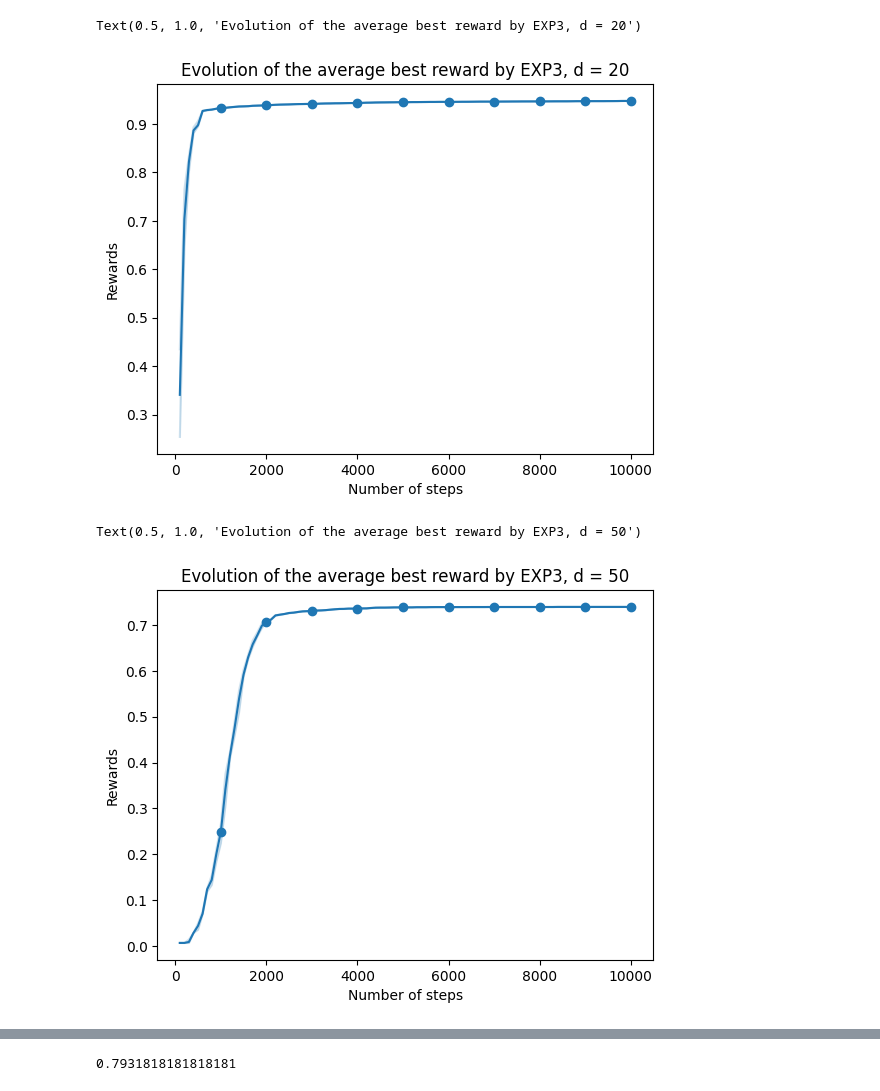
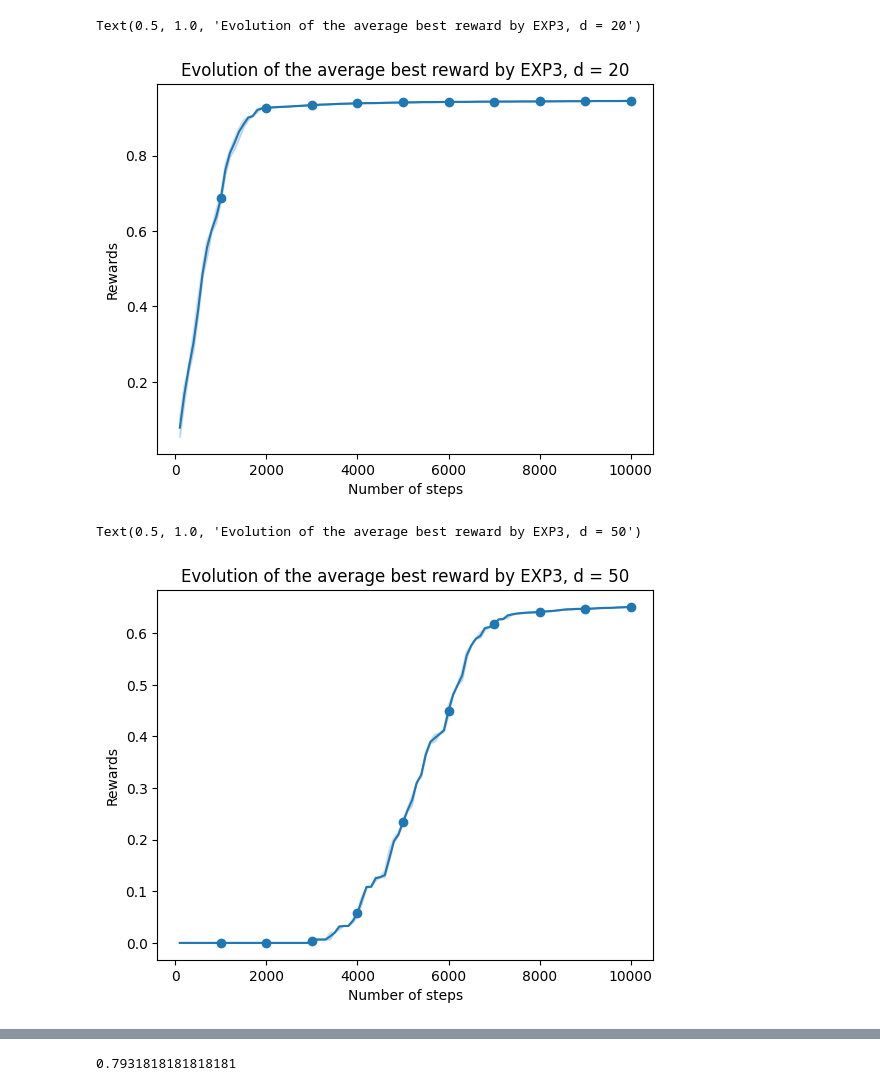
Before and after one commit to Farid-Najar/TransportersDilemma, a Jupyter notebook: test.ipynb, the cells around one changed output, grey strips where cells are left out. Drawn from its saved outputs; the diff is of its cells as text; code cells hidden in the pictures.

```diff
--- a/test.ipynb
+++ b/test.ipynb
@@ -382,12 +393,12 @@ with open('res_SA_TSP_K50_n100.pkl', 'rb') as f:
 # %%
 
-exp = {
-    i : {
-        'r' : np.max(dataEXP[i]['rewards']),
-        'time' : dataEXP[i]['time']
-    }
-    for i in dataEXP.keys()
-}
+# exp = {
+#     i : {
+#         'r' : np.max(dataEXP[i]['rewards']),
+#         'time' : dataEXP[i]['time']
+#     }
+#     for i in dataEXP.keys()
+# }
 
 expTSP = {
     i : {
@@ -397,13 +408,13 @@ expTSP = {
     for i in dataEXPTSP.keys()
 }
 
-lri = {
-    i : {
-        'r' : np.max(dataLRI[i]['rewards']),
-        'time' : dataLRI[i]['time']
-    }
-    for i in dataLRI.keys()
-}
+# lri = {
+#     i : {
+#         'r' : np.max(dataLRI[i]['rewards']),
+#         'time' : dataLRI[i]['time']
+#     }
+#     for i in dataLRI.keys()
+# }
 
 lriTSP = {
     i : {
@@ -434,5 +440,5 @@ array([1, 1, 0, 0, 1, 3, 1, 0, 3, 2, 0, 0, 0, 1, 0, 0, 0, 0, 1, 1, 2, 0,
 # %%
-with open('res_GameLearning_EXP3_K100_n100_tsp.pkl', 'rb') as f:
+with open(f'{real}res_GameLearning_EXP3_K100_n100_tsp.pkl', 'rb') as f:
     EXPTSP = pickle.load(f)
 
 plot_curve(*moving_average(np.mean([np.maximum.accumulate(np.array(EXPTSP[i]['rewards'])) for i in EXPTSP.keys()], axis=0), 50))
@@ -446,21 +452,21 @@ Text(0.5, 1.0, 'Evolution of the average best reward by EXP3, d = 100')
 # %%
-with open('res_GameLearning_EXP3_K20_n100_tsp.pkl', 'rb') as f:
+with open(f'{real}res_GameLearning_EXP3_K20_n100_tsp.pkl', 'rb') as f:
     EXPTSP = pickle.load(f)
 
 plot_curve(*moving_average(np.mean([np.maximum.accumulate(np.array(EXPTSP[i]['rewards'])) for i in EXPTSP.keys()], axis=0), 50))
 plt.title("Evolution of the average best reward by EXP3, d = 20")
 # %% [output]
 Text(0.5, 1.0, 'Evolution of the average best reward by EXP3, d = 20')
-[figure, old version]
+[figure, new version]
 # %%
-with open('res_GameLearning_EXP3_K50_n100_tsp.pkl', 'rb') as f:
+with open(f'{real}res_GameLearning_EXP3_K50_n100_tsp.pkl', 'rb') as f:
     EXPTSP = pickle.load(f)
 
 plot_curve(*moving_average(np.mean([np.maximum.accumulate(np.array(EXPTSP[i]['rewards'])) for i in EXPTSP.keys()], axis=0), 50))
 plt.title("Evolution of the average best reward by EXP3, d = 50")
 # %% [output]
 Text(0.5, 1.0, 'Evolution of the average best reward by EXP3, d = 50')
-[figure, old version]
+[figure, new version]
 # %%
 np.argmax([EXPTSP[i]['rewards'] for i in EXPTSP.keys()], axis=1)
 # %% [output]
```
Also changed, not shown: parts of 31 cells of this notebook, 44 other files.
